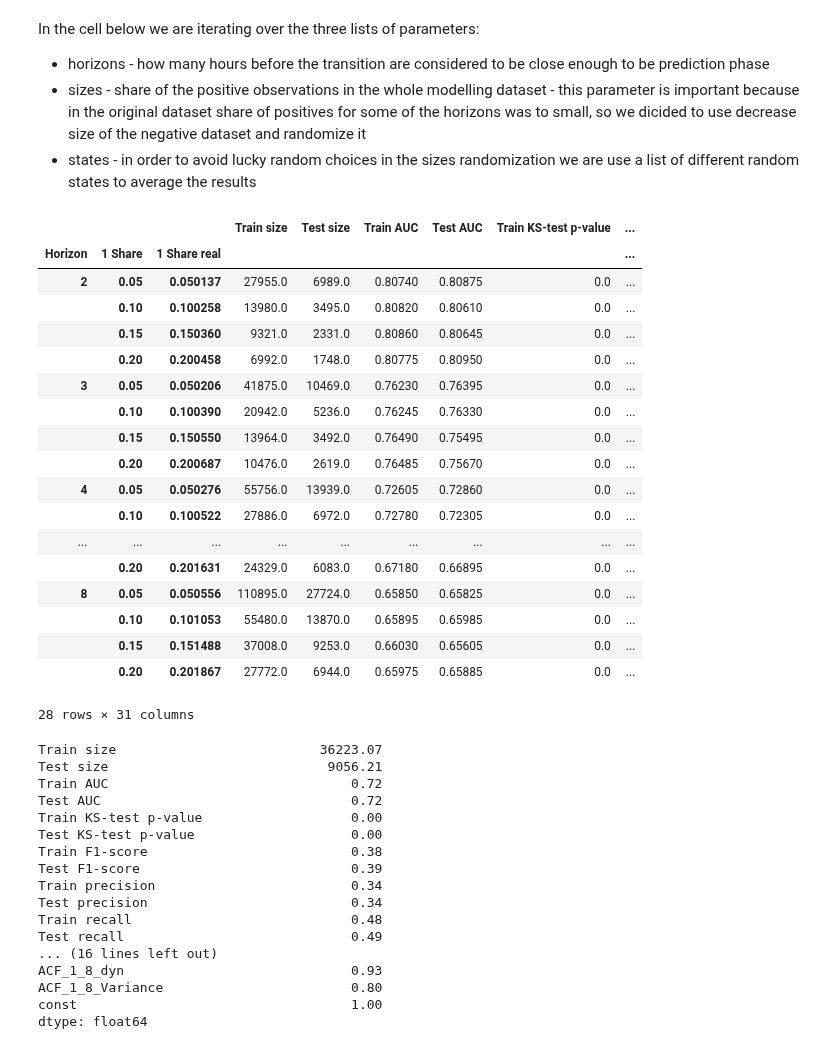
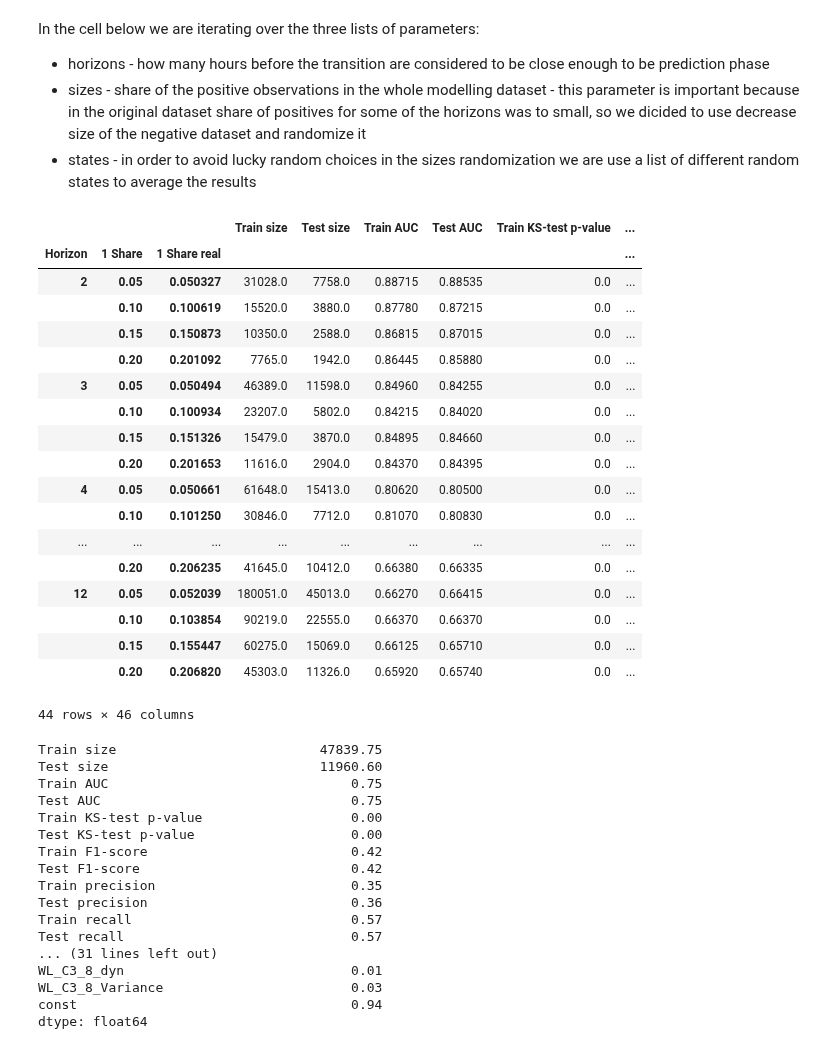
Before and after one commit to lebedevaale/early_warning_model, a Jupyter notebook: modelling.ipynb, the cells around one changed output. Saved outputs shown, nothing was run; the diff lists cells and outputs as text; code cells hidden in the pictures.

```diff
--- a/modelling.ipynb
+++ b/modelling.ipynb
@@ -185,7 +185,9 @@ def model_optimization(Y_train,
 # Read dataset and define columns for feature generation
 data = pd.read_parquet('Data/dataset.parquet')
 indices = data.groupby(['Ticker', 'Index']).size().index.values
-cols = ['Hurst', 'Correlation Dimension', 'Lyapunov', 'Variance', 'PSD', 'ACF_1']
+cols = ['Hurst', 'Correlation Dimension', 'Lyapunov',
+        'Variance', 'Skewness', 'Kurtosis', 'PSD', 'ACF_1',
+        'WL_C1', 'WL_C2', 'WL_C3']
 
 # Set lag for dynamics and short variance calculation
 lag_model = [8]
@@ -233,7 +235,7 @@ data_logdyn = pd.read_parquet('Data/final_dataset.parquet')
 
 # Choose binary target and other parameters
 target = 'Flag'
-horizons = list(range(2, 9))
+horizons = list(range(2, 13))
 shares = np.linspace(0.05, 0.2, 4)
 states = list(range(0, 10000, 500))
 
@@ -261,71 +263,71 @@ for horizon in tqdm(horizons):
             _, X_0, _, Y_0 = modsel.train_test_split(data_testing_0.drop(columns = [target]), data_testing_0[target],
                                                      test_size = min(share_1_orig * (1 - share) / share, 1), random_state = state)
             share_1 = len(Y_1) / (len(Y_0) + len(Y_1))
             Y = pd.concat([Y_0, Y_1])
             X = sm.add_constant(pd.concat([X_0, X_1]))
             X_train, X_test, Y_train, Y_test = modsel.train_test_split(X, Y, test_size = 0.2, random_state = state)
             results_rs, auc_train_rs, auc_test_rs, ks_train_rs, ks_test_rs, f1_train_rs,\
                 f1_test_rs, pr_train_rs, pr_test_rs, rec_train_rs, rec_test_rs\
                 = model_optimization(Y_train, Y_test, X_train, X_test, silent = True)
             res.loc[len(res)] = [horizon, share, share_1, state, len(Y_train), len(Y_test),
                                  auc_train_rs, auc_test_rs, ks_train_rs, ks_test_rs,
                                  f1_train_rs, f1_test_rs, pr_train_rs, pr_test_rs,
                                  rec_train_rs, rec_test_rs, list(results_rs.params.index)]
 
 # OHE-like transformation of the variables' lists
 res_counts = res['Variables'].to_frame()
 for col in list(X_1.columns) + ['const']:
     res_counts[col] = res_counts['Variables'].apply(lambda x: 1 if col in x else 0)
 res = res.drop(columns = ['Variables']).join(res_counts.drop(columns = ['Variables']))
 res.to_parquet('Data/params.parquet')
 
 # Create pivot based on the horizon and 1 share parameters
 groups = ['Horizon', '1 Share', '1 Share real']
 drops = ['State']
 res_means = res.groupby(groups)[res.columns.drop(groups + drops)].mean()
 res_means.to_parquet('Data/params_mean.parquet')
 res_means
 # %% [output]
 |  |  |  | Train size | Test size | Train AUC | Test AUC | Train KS-test p-value | ... |
 | Horizon | 1 Share | 1 Share real |  |  |  |  |  | ... |
-| 2 | 0.05 | 0.050137 | 27955.0 | 6989.0 | 0.80740 | 0.80875 | 0.0 | ... |
-|  | 0.10 | 0.100258 | 13980.0 | 3495.0 | 0.80820 | 0.80610 | 0.0 | ... |
-|  | 0.15 | 0.150360 | 9321.0 | 2331.0 | 0.80860 | 0.80645 | 0.0 | ... |
-|  | 0.20 | 0.200458 | 6992.0 | 1748.0 | 0.80775 | 0.80950 | 0.0 | ... |
-| 3 | 0.05 | 0.050206 | 41875.0 | 10469.0 | 0.76230 | 0.76395 | 0.0 | ... |
-|  | 0.10 | 0.100390 | 20942.0 | 5236.0 | 0.76245 | 0.76330 | 0.0 | ... |
-|  | 0.15 | 0.150550 | 13964.0 | 3492.0 | 0.76490 | 0.75495 | 0.0 | ... |
-|  | 0.20 | 0.200687 | 10476.0 | 2619.0 | 0.76485 | 0.75670 | 0.0 | ... |
-| 4 | 0.05 | 0.050276 | 55756.0 | 13939.0 | 0.72605 | 0.72860 | 0.0 | ... |
-|  | 0.10 | 0.100522 | 27886.0 | 6972.0 | 0.72780 | 0.72305 | 0.0 | ... |
+| 2 | 0.05 | 0.050327 | 31028.0 | 7758.0 | 0.88715 | 0.88535 | 0.0 | ... |
+|  | 0.10 | 0.100619 | 15520.0 | 3880.0 | 0.87780 | 0.87215 | 0.0 | ... |
+|  | 0.15 | 0.150873 | 10350.0 | 2588.0 | 0.86815 | 0.87015 | 0.0 | ... |
+|  | 0.20 | 0.201092 | 7765.0 | 1942.0 | 0.86445 | 0.85880 | 0.0 | ... |
+| 3 | 0.05 | 0.050494 | 46389.0 | 11598.0 | 0.84960 | 0.84255 | 0.0 | ... |
+|  | 0.10 | 0.100934 | 23207.0 | 5802.0 | 0.84215 | 0.84020 | 0.0 | ... |
+|  | 0.15 | 0.151326 | 15479.0 | 3870.0 | 0.84895 | 0.84660 | 0.0 | ... |
+|  | 0.20 | 0.201653 | 11616.0 | 2904.0 | 0.84370 | 0.84395 | 0.0 | ... |
+| 4 | 0.05 | 0.050661 | 61648.0 | 15413.0 | 0.80620 | 0.80500 | 0.0 | ... |
+|  | 0.10 | 0.101250 | 30846.0 | 7712.0 | 0.81070 | 0.80830 | 0.0 | ... |
 | ... | ... | ... | ... | ... | ... | ... | ... | ... |
-|  | 0.20 | 0.201631 | 24329.0 | 6083.0 | 0.67180 | 0.66895 | 0.0 | ... |
-| 8 | 0.05 | 0.050556 | 110895.0 | 27724.0 | 0.65850 | 0.65825 | 0.0 | ... |
-|  | 0.10 | 0.101053 | 55480.0 | 13870.0 | 0.65895 | 0.65985 | 0.0 | ... |
-|  | 0.15 | 0.151488 | 37008.0 | 9253.0 | 0.66030 | 0.65605 | 0.0 | ... |
-|  | 0.20 | 0.201867 | 27772.0 | 6944.0 | 0.65975 | 0.65885 | 0.0 | ... |
+|  | 0.20 | 0.206235 | 41645.0 | 10412.0 | 0.66380 | 0.66335 | 0.0 | ... |
+| 12 | 0.05 | 0.052039 | 180051.0 | 45013.0 | 0.66270 | 0.66415 | 0.0 | ... |
+|  | 0.10 | 0.103854 | 90219.0 | 22555.0 | 0.66370 | 0.66370 | 0.0 | ... |
+|  | 0.15 | 0.155447 | 60275.0 | 15069.0 | 0.66125 | 0.65710 | 0.0 | ... |
+|  | 0.20 | 0.206820 | 45303.0 | 11326.0 | 0.65920 | 0.65740 | 0.0 | ... |
-28 rows × 31 columns
+44 rows × 46 columns
 # %%
 # Get mean metrics for all of the columns to understand what variables are actually used in the final models
-# round(res_means[np.in1d(res_means.index.get_level_values(0), list(range(4,9)))].mean(), 2)
-round(res_means.mean(), 2)
+round(res_means[np.in1d(res_means.index.get_level_values(0), list(range(4,9)))].mean(), 2)
+# round(res_means.mean(), 2)
 # %% [output]
-Train size                          36223.07
-Test size                            9056.21
-Train AUC                               0.72
-Test AUC                                0.72
+Train size                          47839.75
+Test size                           11960.60
+Train AUC                               0.75
+Test AUC                                0.75
 Train KS-test p-value                   0.00
 Test KS-test p-value                    0.00
-Train F1-score                          0.38
-Test F1-score                           0.39
-Train precision                         0.34
-Test precision                          0.34
-Train recall                            0.48
-Test recall                             0.49
-... (16 lines left out)
-ACF_1_8_dyn                             0.93
-ACF_1_8_Variance                        0.80
-const                                   1.00
+Train F1-score                          0.42
+Test F1-score                           0.42
+Train precision                         0.35
+Test precision                          0.36
+Train recall                            0.57
+Test recall                             0.57
+... (31 lines left out)
+WL_C3_8_dyn                             0.01
+WL_C3_8_Variance                        0.03
+const                                   0.94
 dtype: float64
 # %%
 # Vizual check of the single model
```
Also changed, not shown: parts of 2 cells of this notebook, 2 other files.
